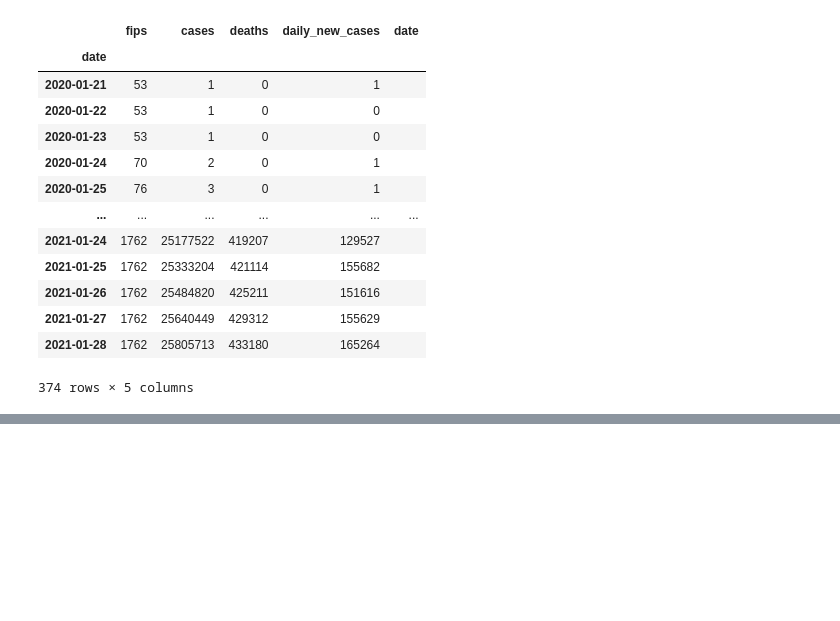
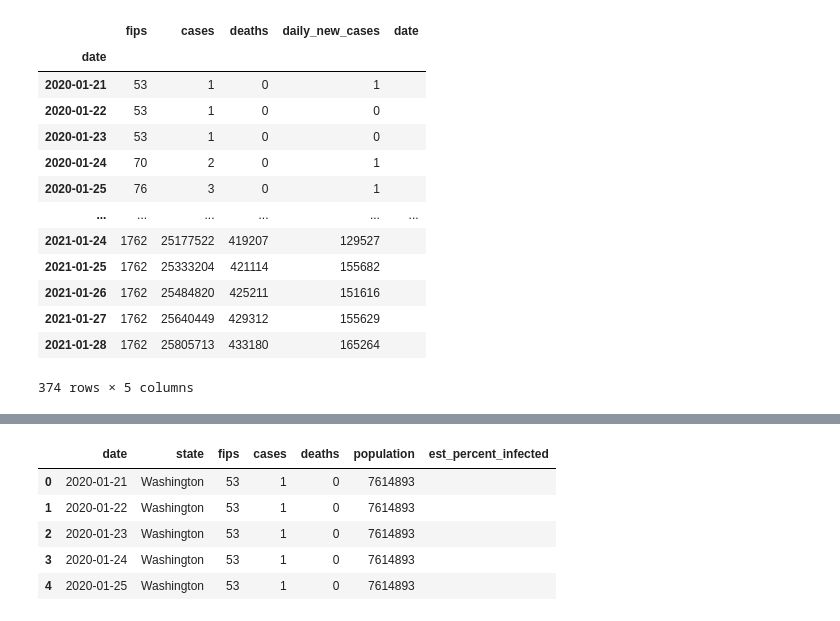
Before and after one commit to CCom20/us-covid-response, a Jupyter notebook: notebooks/data_cleaning_notebook.ipynb, the cells around one changed output, grey strips where cells are left out. Saved outputs shown, nothing was run; the diff lists cells and outputs as text; code cells hidden in the pictures; blank space fills up the shorter version.

```diff
--- a/notebooks/data_cleaning_notebook.ipynb
+++ b/notebooks/data_cleaning_notebook.ipynb
@@ -379,0 +375,3 @@ nyt_avg_daily_cases
+# %%
+nyt_master = pd.merge(nytimes_nih_covid_df, state_pop_df, how ="inner", on="state")
+nyt_master.head()
@@ -379,0 +385,10 @@ nyt_avg_daily_cases
+# %%
+nyt_master["est_percent_infected"] = ""
+nyt_master.head()
+# %% [output]
+|  | date | state | fips | cases | deaths | population | est_percent_infected |
+| 0 | 2020-01-21 | Washington | 53 | 1 | 0 | 7614893 |  |
+| 1 | 2020-01-22 | Washington | 53 | 1 | 0 | 7614893 |  |
+| 2 | 2020-01-23 | Washington | 53 | 1 | 0 | 7614893 |  |
+| 3 | 2020-01-24 | Washington | 53 | 1 | 0 | 7614893 |  |
+| 4 | 2020-01-25 | Washington | 53 | 1 | 0 | 7614893 |  |
```
Also changed, not shown: parts of 37 cells of this notebook, 5 other files.
